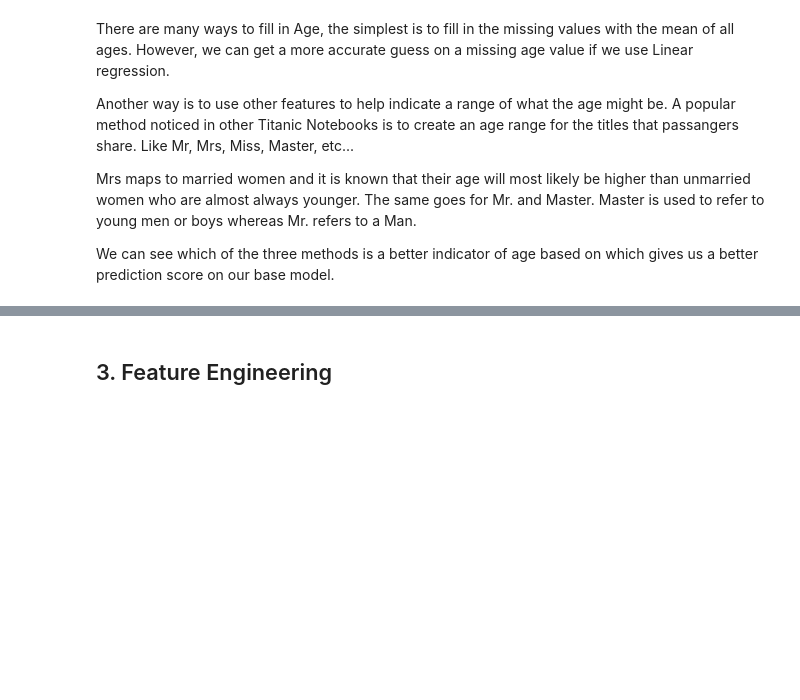
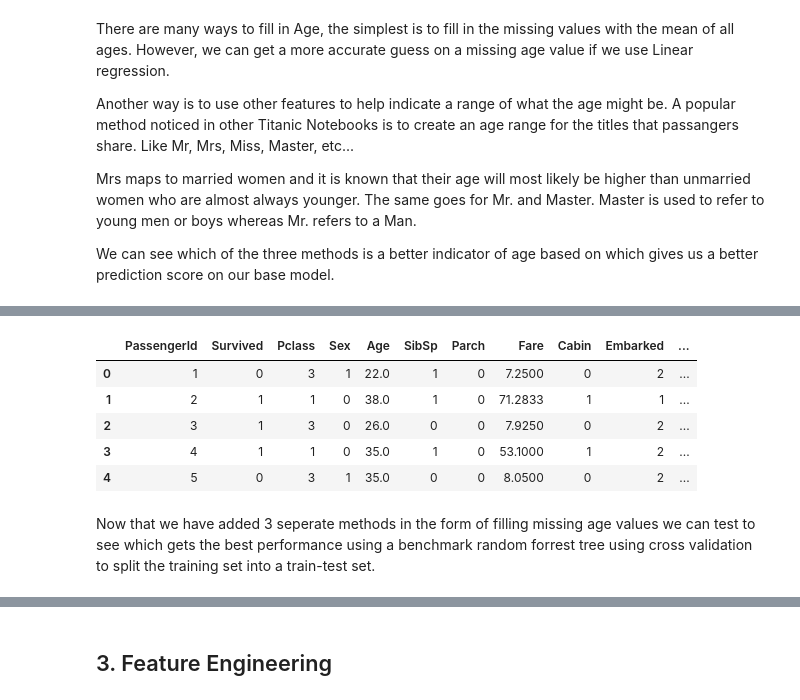
Before and after one commit to MaxymWojnowskyj/Titanic-ML-Comp, a Jupyter notebook: Titanic_NoteBook.ipynb, the cells around one changed output, grey strips where cells are left out. Saved outputs shown, nothing was run; the diff lists cells and outputs as text; code cells hidden in the pictures; blank space fills up the shorter version.

```diff
--- a/Titanic_NoteBook.ipynb
+++ b/Titanic_NoteBook.ipynb
@@ -591,0 +606,21 @@ train[train['Age'].isna()]
+# %%
+for i, a in enumerate(train['Age']):
+    if pd.isna(a):
+        train.loc[i, 'Age_w_TitleMed'] = train[train['Title'] == train.loc[i, 'Title']]['Age'].median()
+    else:
+        train.loc[i, 'Age_w_TitleMed'] = train.loc[i, 'Age']
+# %%
+#drop name and title column and map sex column to binary so we can test which Age column gives us the best performance
+test_train = train.drop(['Name', 'Ticket', 'Title'], axis=1)
+test_train['Sex'] = (test_train['Sex'] == 'male').astype(int)
+# %%
+test_train.head()
+# %% [output]
+|  | PassengerId | Survived | Pclass | Sex | Age | SibSp | Parch | Fare | Cabin | Embarked | ... |
+| 0 | 1 | 0 | 3 | 1 | 22.0 | 1 | 0 | 7.2500 | 0 | 2 | ... |
+| 1 | 2 | 1 | 1 | 0 | 38.0 | 1 | 0 | 71.2833 | 1 | 1 | ... |
+| 2 | 3 | 1 | 3 | 0 | 26.0 | 0 | 0 | 7.9250 | 0 | 2 | ... |
+| 3 | 4 | 1 | 1 | 0 | 35.0 | 1 | 0 | 53.1000 | 1 | 2 | ... |
+| 4 | 5 | 0 | 3 | 1 | 35.0 | 0 | 0 | 8.0500 | 0 | 2 | ... |
+# %% [markdown]
+Now that we have added 3 seperate methods in the form of filling missing age values we can test to see which gets the best performance using a benchmark random forrest tree using cross validation to split the training set into a train-test set.
```
Also changed, not shown: parts of 20 cells of this notebook.
